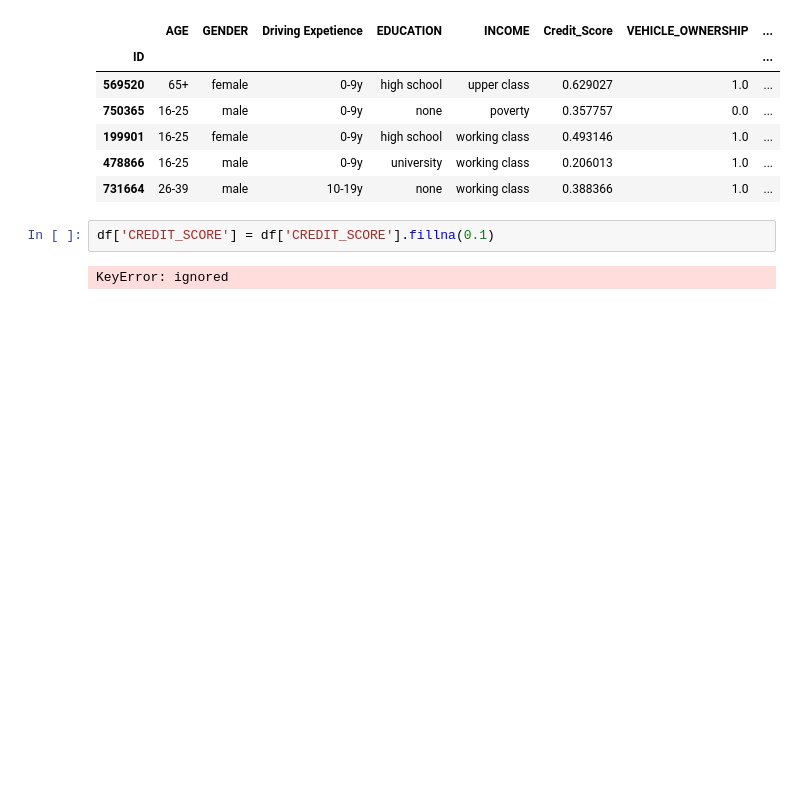
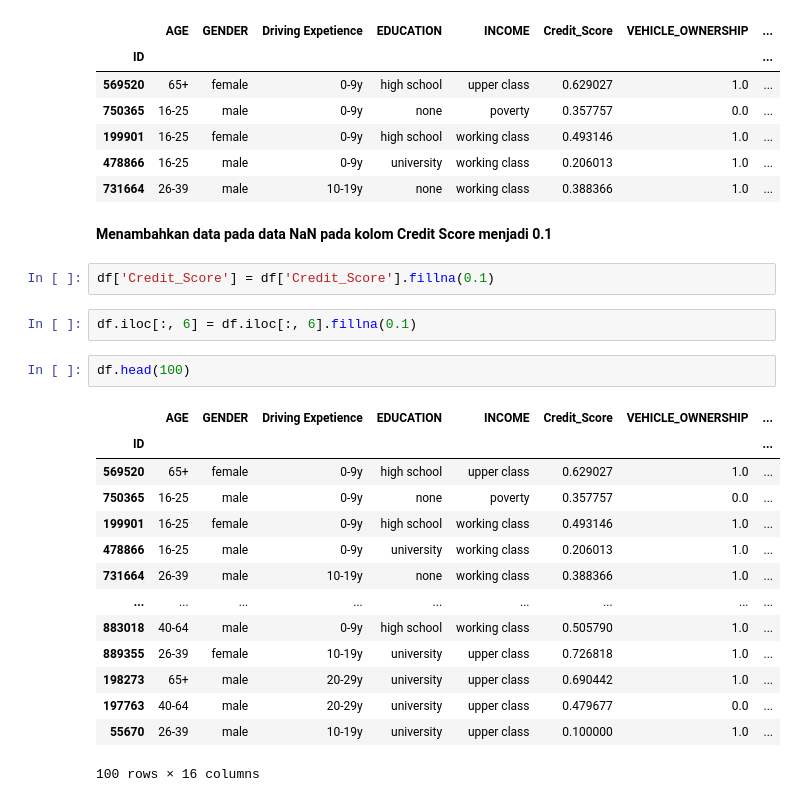
Before and after one commit to adhwngs/DataSains, a Jupyter notebook: UTS_Fahmi_Adhiwangsa_1103204142.ipynb, the cells around one changed output. Cells and saved outputs as stored; diff of their text form; blank space fills up the shorter version.

```diff
--- a/UTS_Fahmi_Adhiwangsa_1103204142.ipynb
+++ b/UTS_Fahmi_Adhiwangsa_1103204142.ipynb
@@ -178,7 +180,26 @@ df.head()
 | 199901 | 16-25 | female | 0-9y | high school | working class | 0.493146 | 1.0 | ... |
 | 478866 | 16-25 | male | 0-9y | university | working class | 0.206013 | 1.0 | ... |
 | 731664 | 26-39 | male | 10-19y | none | working class | 0.388366 | 1.0 | ... |
+# %% [markdown]
+**Menambahkan data pada data NaN pada kolom Credit Score menjadi 0.1**
 # %%
-df['CREDIT_SCORE'] = df['CREDIT_SCORE'].fillna(0.1)
+df['Credit_Score'] = df['Credit_Score'].fillna(0.1)
-# %% [output]
-KeyError: ignored
+# %%
+df.iloc[:, 6] = df.iloc[:, 6].fillna(0.1)
+# %%
+df.head(100)
+# %% [output]
+|  | AGE | GENDER | Driving Expetience | EDUCATION | INCOME | Credit_Score | VEHICLE_OWNERSHIP | ... |
+| ID |  |  |  |  |  |  |  | ... |
+| 569520 | 65+ | female | 0-9y | high school | upper class | 0.629027 | 1.0 | ... |
+| 750365 | 16-25 | male | 0-9y | none | poverty | 0.357757 | 0.0 | ... |
+| 199901 | 16-25 | female | 0-9y | high school | working class | 0.493146 | 1.0 | ... |
+| 478866 | 16-25 | male | 0-9y | university | working class | 0.206013 | 1.0 | ... |
+| 731664 | 26-39 | male | 10-19y | none | working class | 0.388366 | 1.0 | ... |
+| ... | ... | ... | ... | ... | ... | ... | ... | ... |
+| 883018 | 40-64 | male | 0-9y | high school | working class | 0.505790 | 1.0 | ... |
+| 889355 | 26-39 | female | 10-19y | university | upper class | 0.726818 | 1.0 | ... |
+| 198273 | 65+ | male | 20-29y | university | upper class | 0.690442 | 1.0 | ... |
+| 197763 | 40-64 | male | 20-29y | university | upper class | 0.479677 | 0.0 | ... |
+| 55670 | 26-39 | male | 10-19y | university | upper class | 0.100000 | 1.0 | ... |
+100 rows × 16 columns
```
Also changed, not shown: parts of 1 cell of this notebook.
